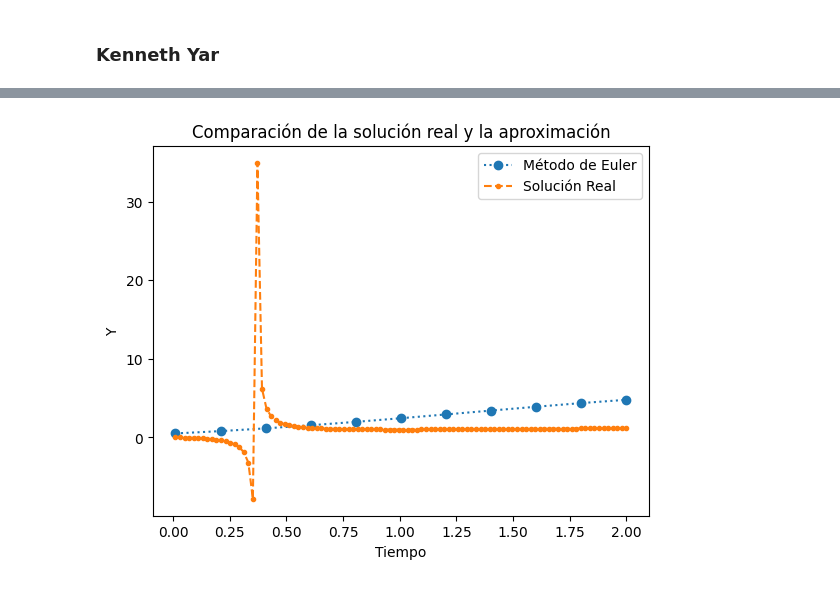
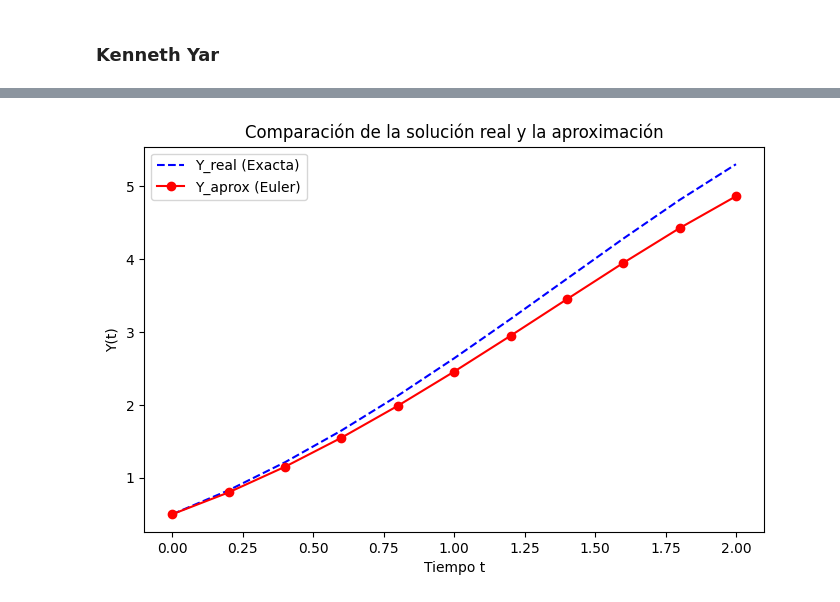
Before and after one commit to KennethJYS/Taller-ODE, a Jupyter notebook: Taller.ipynb, the cells around one changed output, grey strips where cells are left out. Drawn from its saved outputs; the diff is of its cells as text; code cells hidden in the pictures.

```diff
--- a/Taller.ipynb
+++ b/Taller.ipynb
@@ -18,26 +15,27 @@ from src import ODE_euler
 # %%
-def f(t, y):
+import math
+
+def f(t: float, y: float) -> float:
     return y-t**2+1
-a=0.01
+a=0
 b=2
-y_t0=0.5
+y_t0=(0 + 1) ** 2 - 0.5 * math.exp(0)
 N=10
 ys, ts, h=ODE_euler(a=a,b=b,f=f,y_t0=y_t0,N=N)
-# %%
-from math import log
-import numpy as np
-import matplotlib.pyplot as plt
-
-y_real=lambda t: t/(1+log(t))
-tts= np.linspace(a,b,100)
-y_valores_reales=[y_real(t) for t in tts]
-
-plt.plot(ts,ys,marker="o",linestyle=":",label="Método de Euler")
-plt.plot(tts,y_valores_reales,marker=".",linestyle="--",label="Solución Real")
-plt.xlabel("Tiempo")
-plt.ylabel("Y")
-plt.title("Comparación de la solución real y la aproximación")
-plt.legend()
-plt.show()
-# %% [output]
-[figure, removed]
+# %%
+import matplotlib.pyplot as plt
+
+y_aprox, t, h = ODE_euler(a=a, b=b, f=f, y_t0=y_t0, N=N)
+
+y_real = [(ti + 1) ** 2 - 0.5 * math.exp(ti) for ti in t]
+
+plt.figure(figsize=(8, 5))
+plt.plot(t, y_real, label="Y_real (Exacta)", linestyle="dashed", color="blue")
+plt.plot(t, y_aprox, label="Y_aprox (Euler)", marker="o", color="red")
+plt.xlabel("Tiempo t")
+plt.ylabel("Y(t)")
+plt.title("Comparación de la solución real y la aproximación")
+plt.legend()
+plt.show()
+# %% [output]
+[figure, added]
```
Also changed, not shown: parts of 6 cells of this notebook.
